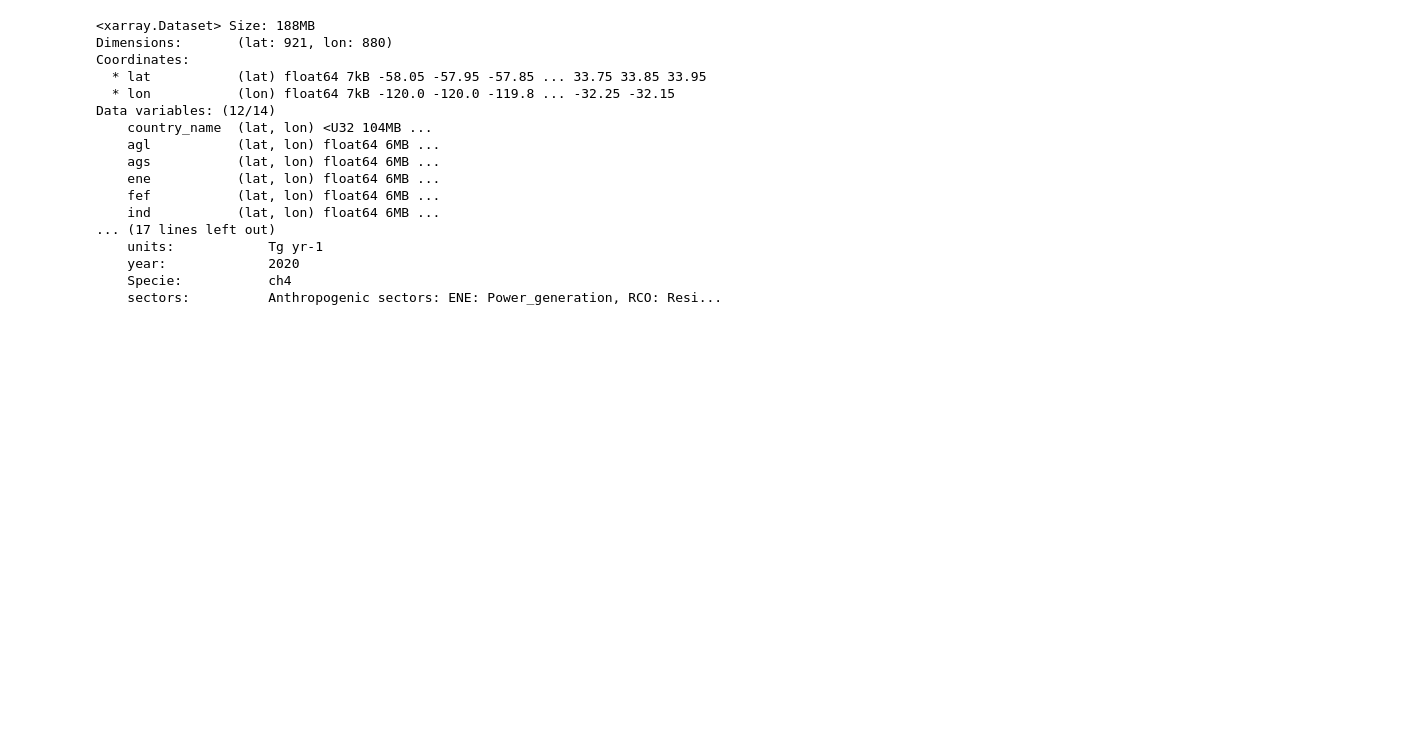
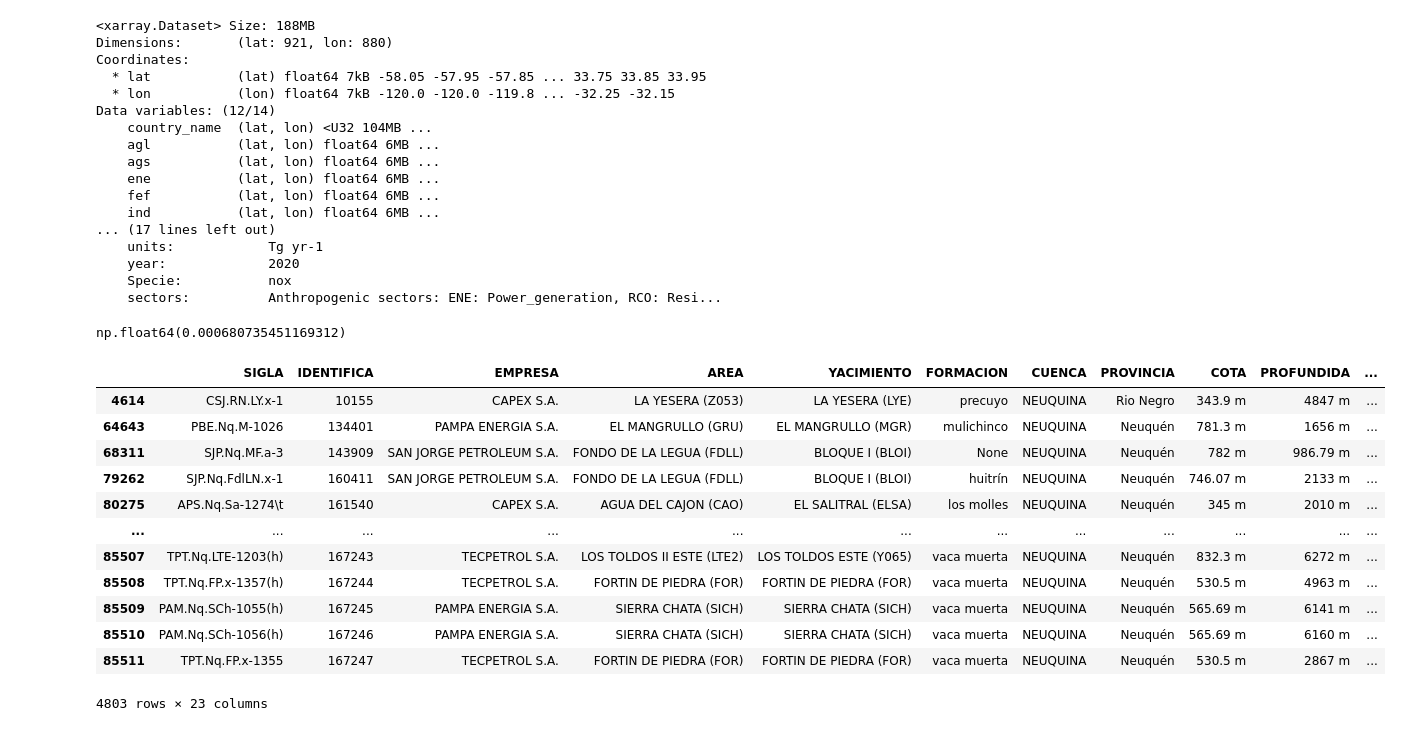
Before and after one commit to francobarrionuevoenv21/MAIE_devs_pub, a Jupyter notebook: CHIMEREtests/PAPILA/papila_test_ch4.ipynb, the cells around one changed output. Saved outputs shown, nothing was run; the diff lists cells and outputs as text; code cells hidden in the pictures; blank space fills up the shorter version.

```diff
--- a/CHIMEREtests/PAPILA/papila_test_ch4.ipynb
+++ b/CHIMEREtests/PAPILA/papila_test_ch4.ipynb
@@ -7,6 +11,6 @@ ch4_data = xr.open_dataset('PAPILA_0.1x0.1_anthro_ch4_v2.0_yearly_2020.nc')
 # %%
 # visualize dataset
-ch4_data
+nox_data
 # %% [output]
 <xarray.Dataset> Size: 188MB
 Dimensions:       (lat: 921, lon: 880)
@@ -23,6 +27,28 @@ Data variables: (12/14)
 ... (17 lines left out)
     units:            Tg yr-1
     year:             2020
-    Specie:           ch4
+    Specie:           nox
     sectors:          Anthropogenic sectors: ENE: Power_generation, RCO: Resi...
+# %%
+import numpy as np
+#np.quantile(ch4_data.fef.values, 0.05), np.quantile(ch4_data.fef.values, 0.9)
+nox_data.fef.values.max()
+# %% [output]
+np.float64(0.000680735451169312)
+# %%
+geopd[geopd.FECHA_F_01 > '2020-01-01']
+# %% [output]
+|  | SIGLA | IDENTIFICA | EMPRESA | AREA | YACIMIENTO | FORMACION | CUENCA | PROVINCIA | COTA | PROFUNDIDA | ... |
+| 4614 | CSJ.RN.LY.x-1 | 10155 | CAPEX S.A. | LA YESERA (Z053) | LA YESERA (LYE) | precuyo | NEUQUINA | Rio Negro | 343.9 m | 4847 m | ... |
+| 64643 | PBE.Nq.M-1026 | 134401 | PAMPA ENERGIA S.A. | EL MANGRULLO (GRU) | EL MANGRULLO (MGR) | mulichinco | NEUQUINA | Neuquén | 781.3 m | 1656 m | ... |
+| 68311 | SJP.Nq.MF.a-3 | 143909 | SAN JORGE PETROLEUM S.A. | FONDO DE LA LEGUA (FDLL) | BLOQUE I (BLOI) | None | NEUQUINA | Neuquén | 782 m | 986.79 m | ... |
+| 79262 | SJP.Nq.FdlLN.x-1 | 160411 | SAN JORGE PETROLEUM S.A. | FONDO DE LA LEGUA (FDLL) | BLOQUE I (BLOI) | huitrín | NEUQUINA | Neuquén | 746.07 m | 2133 m | ... |
+| 80275 | APS.Nq.Sa-1274\t | 161540 | CAPEX S.A. | AGUA DEL CAJON (CAO) | EL SALITRAL (ELSA) | los molles | NEUQUINA | Neuquén | 345 m | 2010 m | ... |
+| ... | ... | ... | ... | ... | ... | ... | ... | ... | ... | ... | ... |
+| 85507 | TPT.Nq.LTE-1203(h) | 167243 | TECPETROL S.A. | LOS TOLDOS II ESTE (LTE2) | LOS TOLDOS ESTE (Y065) | vaca muerta | NEUQUINA | Neuquén | 832.3 m | 6272 m | ... |
+| 85508 | TPT.Nq.FP.x-1357(h) | 167244 | TECPETROL S.A. | FORTIN DE PIEDRA (FOR) | FORTIN DE PIEDRA (FOR) | vaca muerta | NEUQUINA | Neuquén | 530.5 m | 4963 m | ... |
+| 85509 | PAM.Nq.SCh-1055(h) | 167245 | PAMPA ENERGIA S.A. | SIERRA CHATA (SICH) | SIERRA CHATA (SICH) | vaca muerta | NEUQUINA | Neuquén | 565.69 m | 6141 m | ... |
+| 85510 | PAM.Nq.SCh-1056(h) | 167246 | PAMPA ENERGIA S.A. | SIERRA CHATA (SICH) | SIERRA CHATA (SICH) | vaca muerta | NEUQUINA | Neuquén | 565.69 m | 6160 m | ... |
+| 85511 | TPT.Nq.FP.x-1355 | 167247 | TECPETROL S.A. | FORTIN DE PIEDRA (FOR) | FORTIN DE PIEDRA (FOR) | vaca muerta | NEUQUINA | Neuquén | 530.5 m | 2867 m | ... |
+4803 rows × 23 columns
 # %%
```
Also changed, not shown: parts of 3 cells of this notebook, 6 other files.
